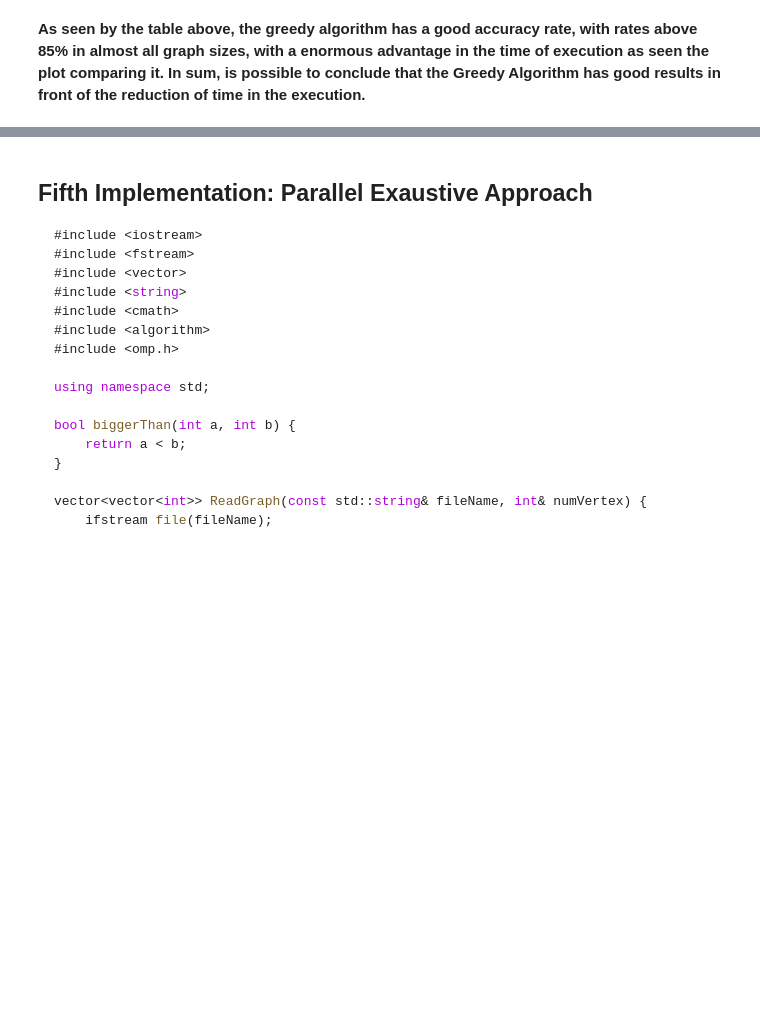
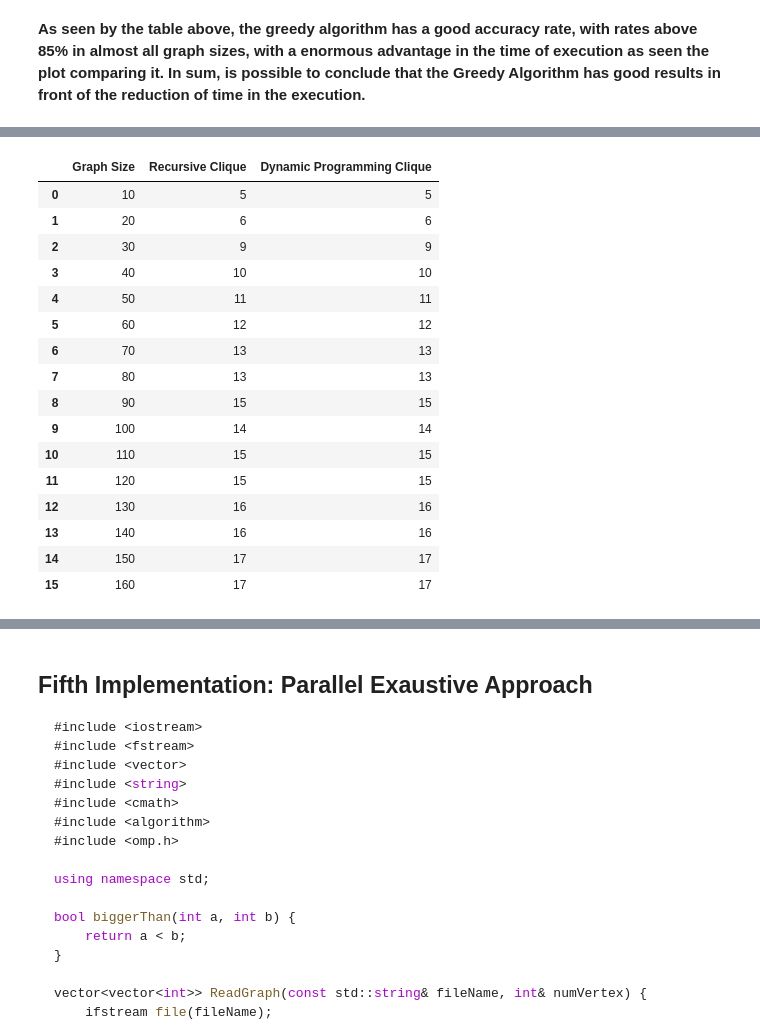
Before and after one commit to matheus-1618/Maximal-Clique-Problem, a Jupyter notebook: src/Report.ipynb, the cells around one changed output, grey strips where cells are left out. Cells and saved outputs as stored; diff of their text form; code cells hidden in the pictures; blank space fills up the shorter version.

```diff
--- a/src/Report.ipynb
+++ b/src/Report.ipynb
@@ -632,0 +636,47 @@ int main() {
+# %%
+recursive_times = []
+dynamic_times = []
+recursive_cliques= []
+dynamic_cliques = []
+tamanhos = list(range(10,170,10))
+
+# Create an empty DataFrame
+df = pd.DataFrame(columns=['Graph Size', 'Recursive Clique', 'Dynamic Programming Clique'])
+
+for size in tamanhos:
+    generate_graph(size, False)
+
+    start = time.perf_counter()
+    proc_recursive = subprocess.run(['./1_exaustive_recursive'], text=True, capture_output=True)
+    end = time.perf_counter()
+    recursive_times.append(end-start)
+    recursive_cliques.append(int(proc_recursive.stdout.split(":")[1].split(" ")[1]))
+
+    start = time.perf_counter()
+    proc_verification = subprocess.run(['./4_dynamic_programming'], text=True, capture_output=True)
+    end = time.perf_counter()
+    dynamic_times.append(end-start)
+    dynamic_cliques.append(int(proc_verification.stdout.split(":")[1].split(" ")[1]))
+
+df['Graph Size'] = tamanhos
+df["Recursive Clique"] = recursive_cliques
+df['Dynamic Programming Clique'] = dynamic_cliques
+df
+# %% [output]
+|  | Graph Size | Recursive Clique | Dynamic Programming Clique |
+| 0 | 10 | 5 | 5 |
+| 1 | 20 | 6 | 6 |
+| 2 | 30 | 9 | 9 |
+| 3 | 40 | 10 | 10 |
+| 4 | 50 | 11 | 11 |
+| 5 | 60 | 12 | 12 |
+| 6 | 70 | 13 | 13 |
+| 7 | 80 | 13 | 13 |
+| 8 | 90 | 15 | 15 |
+| 9 | 100 | 14 | 14 |
+| 10 | 110 | 15 | 15 |
+| 11 | 120 | 15 | 15 |
+| 12 | 130 | 16 | 16 |
+| 13 | 140 | 16 | 16 |
+| 14 | 150 | 17 | 17 |
+| 15 | 160 | 17 | 17 |
```
Also changed, not shown: parts of 6 cells of this notebook.
